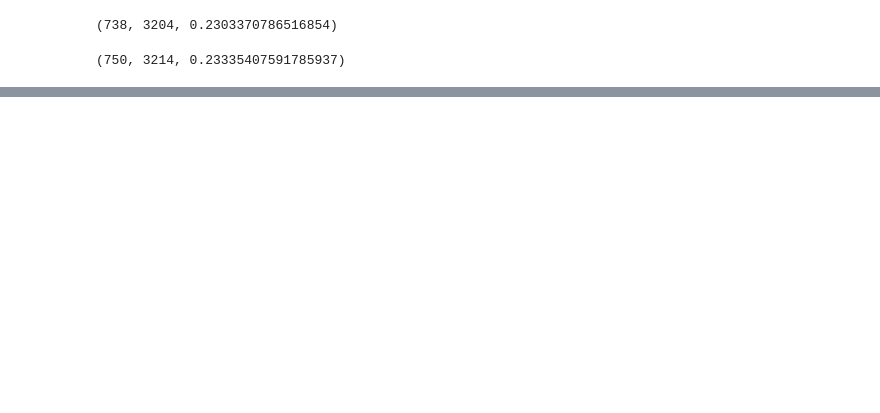
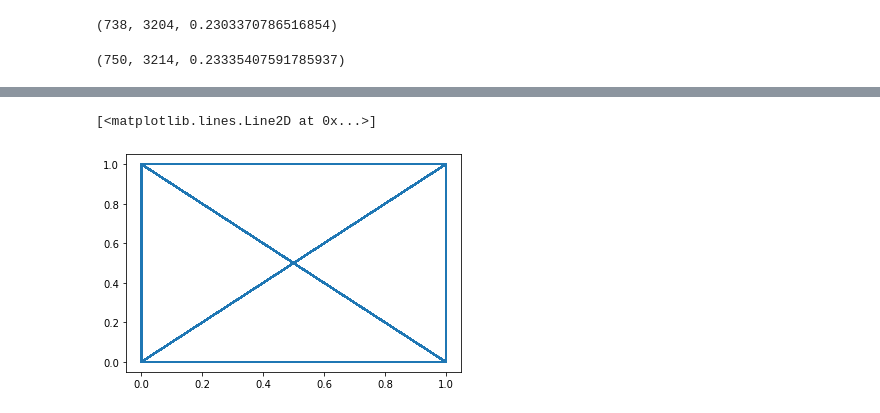
Before and after one commit to LucaCavioni/UFS-04_CHURN-Analisis, a Jupyter notebook: notebook/SD_Analisi.ipynb, the cells around one changed output, grey strips where cells are left out. Cells and saved outputs as stored; diff of their text form; code cells hidden in the pictures; blank space fills up the shorter version.

```diff
--- a/notebook/SD_Analisi.ipynb
+++ b/notebook/SD_Analisi.ipynb
@@ -92,0 +145,12 @@ a1,b1,a1/b1
+# %%
+df_x=df_factorized["Churn"]
+del df_factorized["Churn"]
+# %%
+# figure, axis = plt.subplots(1,22)
+
+# for i in range(df_factorized.shape[1]):
+#         plt.plot(df_x,df_factorized.iloc[:,i])
+plt.plot(df_x,df_factorized.iloc[:,3])
+# %% [output]
+[<matplotlib.lines.Line2D at 0x...>]
+[figure, added]
```
Also changed, not shown: parts of 13 cells of this notebook, 5 other files.
